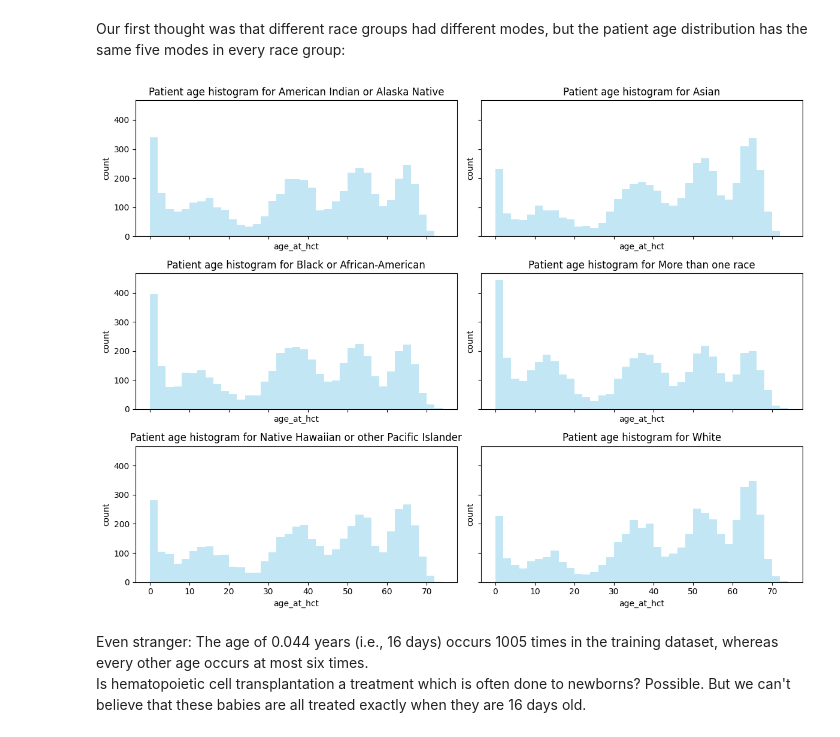
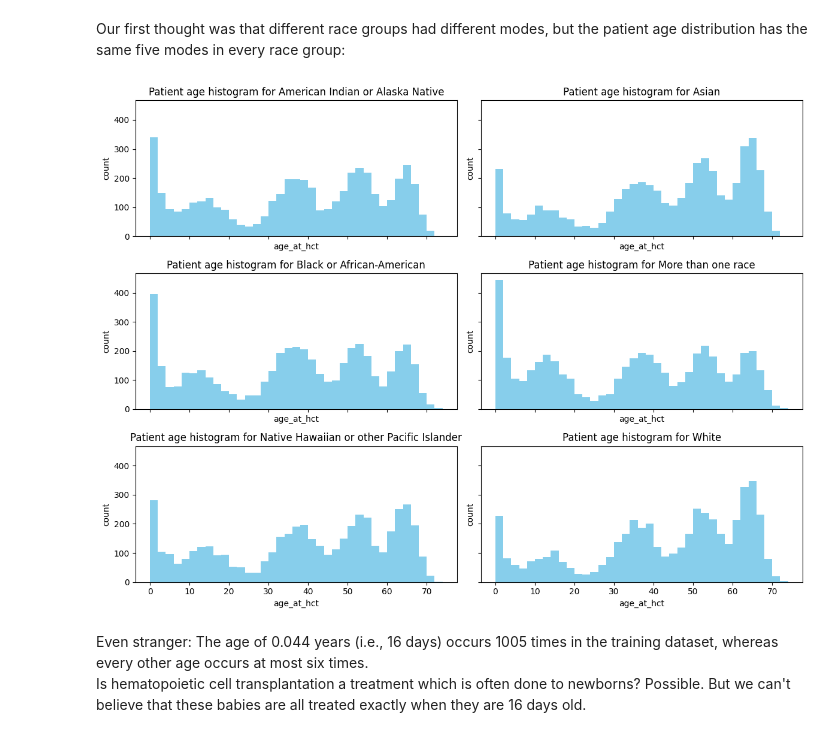
Before and after one commit to galel12/Equity-in-post-HCT-Survival-Predictions, a Jupyter notebook: notebook.ipynb, the cells around one changed output. Saved outputs shown, nothing was run; the diff lists cells and outputs as text; code cells hidden in the pictures.

```diff
--- a/notebook.ipynb
+++ b/notebook.ipynb
@@ -143,16 +230,16 @@ Our first thought was that different race groups had different modes, but the pa
 # %%
 _, axs = plt.subplots(3, 2, sharex=True, sharey=True, figsize=(12, 9))
 for race_group, ax in zip(race_groups, axs.ravel()):
     ax.hist(train.age_at_hct[train.race_group == race_group],
             bins=np.linspace(0, 74, 38),
-            color='skyblue', alpha=0.5)
+            color='skyblue')
     ax.set_title(f'Patient age histogram for {race_group}')
     ax.set_xlabel('age_at_hct')
     ax.set_ylabel('count')
 plt.tight_layout()
 plt.show()
 # %% [output]
-[figure, old version]
+[figure, new version]
 # %% [markdown]
 Even stranger: The age of 0.044 years (i.e., 16 days) occurs 1005 times in the training dataset, whereas every other age occurs at most six times.
 Is hematopoietic cell transplantation a treatment which is often done to newborns? Possible. But we can't believe that these babies are all treated exactly when they are 16 days old.
```
Also changed, not shown: parts of 21 cells of this notebook, 1 other file.
